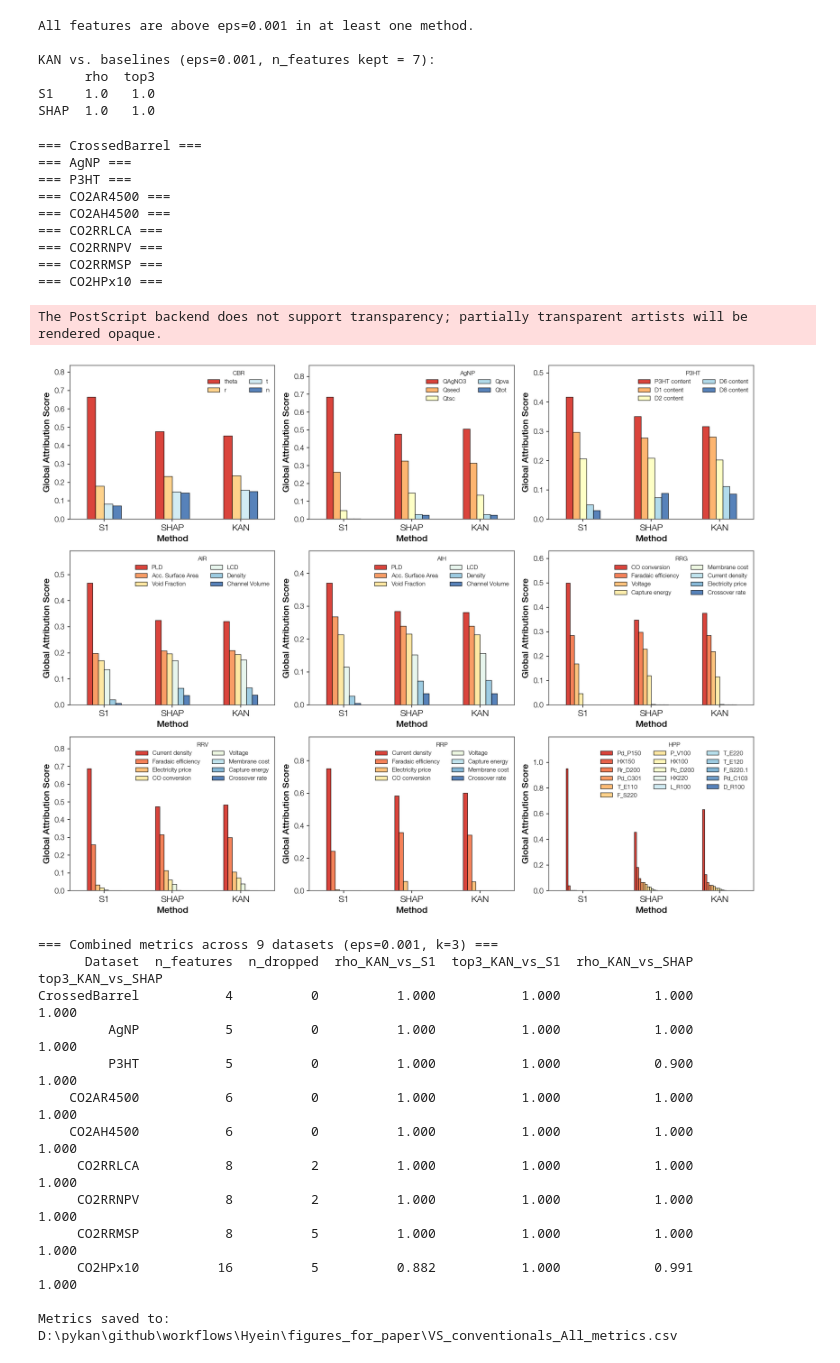
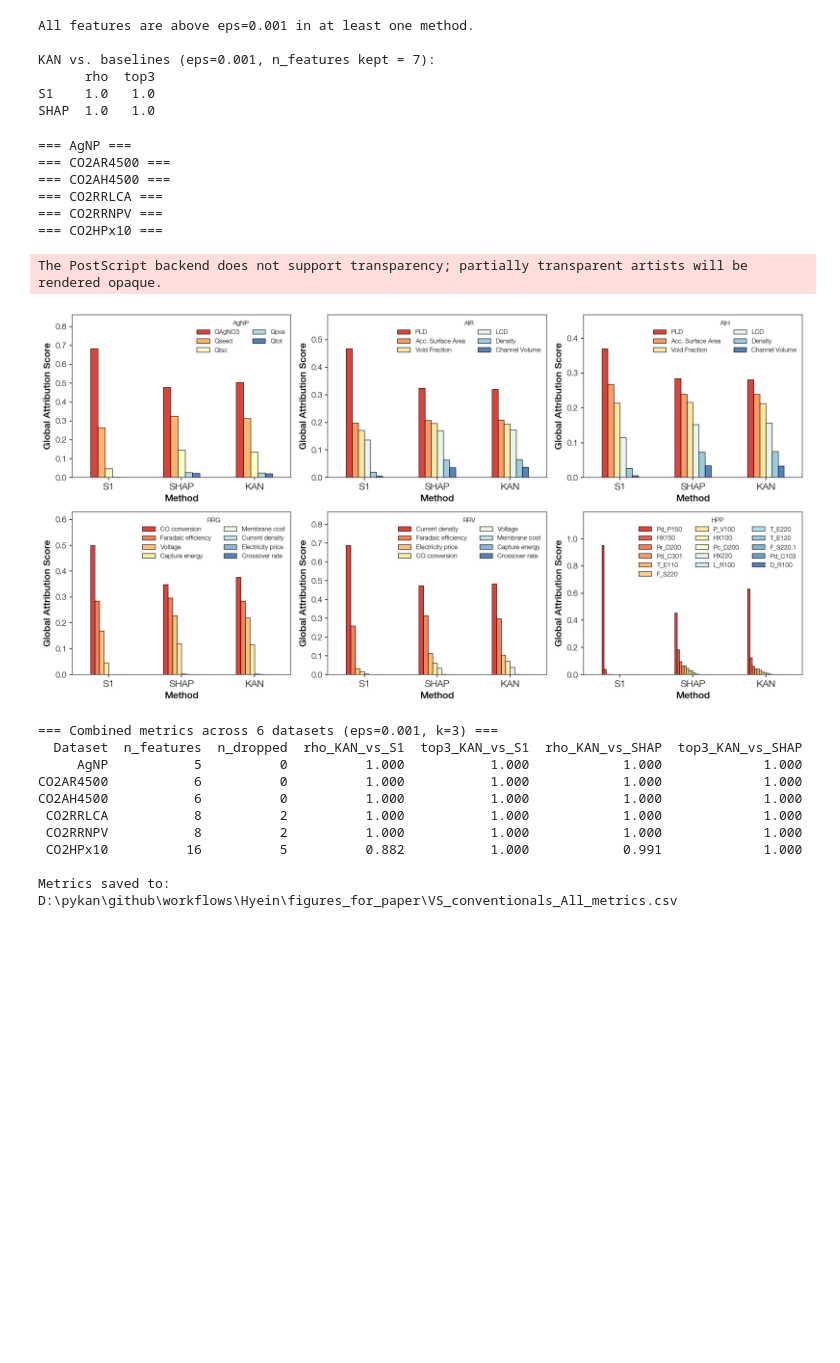
Before and after one commit to foodbanana/pykan, a Jupyter notebook: github/workflows/Hyein/plot_conventional.ipynb, the cells around one changed output. Drawn from its saved outputs; the diff is of its cells as text; code cells hidden in the pictures; blank space fills up the shorter version.

```diff
--- a/github/workflows/Hyein/plot_conventional.ipynb
+++ b/github/workflows/Hyein/plot_conventional.ipynb
@@ -442,49 +442,43 @@ S1    1.0   1.0
 SHAP  1.0   1.0
 # %%
 data_list = [
-    'CrossedBarrel',
+    # 'CrossedBarrel',
     'AgNP',
-    'P3HT',
+    # 'P3HT',
     'CO2AR4500',
     'CO2AH4500',
     'CO2RRLCA',
     'CO2RRNPV',
-    'CO2RRMSP',
+    # 'CO2RRMSP',
     'CO2HPx10',
 ]
 title_map = {
     "CrossedBarrel": "CBR",
     "CO2AR4500": "AIR",
     "CO2AH4500": "AIH",
     "CO2RRNPV": "RRV",
     "CO2RRMSP": "RRP",
     "CO2RRLCA": "RRG",
     "CO2HPx10": "HPP",
 }
 df_metrics = analyze_dataset_list(data_list, eps=0.001, k=3, title_map=title_map,
                                   combined_name='VS_conventionals_All')
 # %% [output]
-=== CrossedBarrel ===
 === AgNP ===
-=== P3HT ===
 === CO2AR4500 ===
 === CO2AH4500 ===
 === CO2RRLCA ===
 === CO2RRNPV ===
-=== CO2RRMSP ===
 === CO2HPx10 ===
 The PostScript backend does not support transparency; partially transparent artists will be rendered opaque.
-[figure, old version]
+[figure, new version]
-=== Combined metrics across 9 datasets (eps=0.001, k=3) ===
-      Dataset  n_features  n_dropped  rho_KAN_vs_S1  top3_KAN_vs_S1  rho_KAN_vs_SHAP  top3_KAN_vs_SHAP
-CrossedBarrel           4          0          1.000           1.000            1.000             1.000
-         AgNP           5          0          1.000           1.000            1.000             1.000
-         P3HT           5          0          1.000           1.000            0.900             1.000
-    CO2AR4500           6          0          1.000           1.000            1.000             1.000
-    CO2AH4500           6          0          1.000           1.000            1.000             1.000
-     CO2RRLCA           8          2          1.000           1.000            1.000             1.000
-     CO2RRNPV           8          2          1.000           1.000            1.000             1.000
-     CO2RRMSP           8          5          1.000           1.000            1.000             1.000
-     CO2HPx10          16          5          0.882           1.000            0.991             1.000
+=== Combined metrics across 6 datasets (eps=0.001, k=3) ===
+  Dataset  n_features  n_dropped  rho_KAN_vs_S1  top3_KAN_vs_S1  rho_KAN_vs_SHAP  top3_KAN_vs_SHAP
+     AgNP           5          0          1.000           1.000            1.000             1.000
+CO2AR4500           6          0          1.000           1.000            1.000             1.000
+CO2AH4500           6          0          1.000           1.000            1.000             1.000
+ CO2RRLCA           8          2          1.000           1.000            1.000             1.000
+ CO2RRNPV           8          2          1.000           1.000            1.000             1.000
+ CO2HPx10          16          5          0.882           1.000            0.991             1.000
 
 Metrics saved to: D:\pykan\github\workflows\Hyein\figures_for_paper\VS_conventionals_All_metrics.csv
```
Also changed, not shown: 50 other files.
